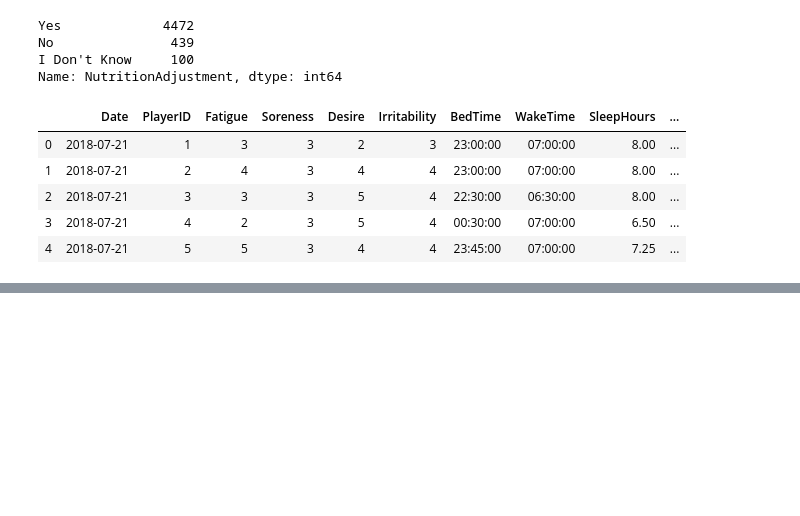
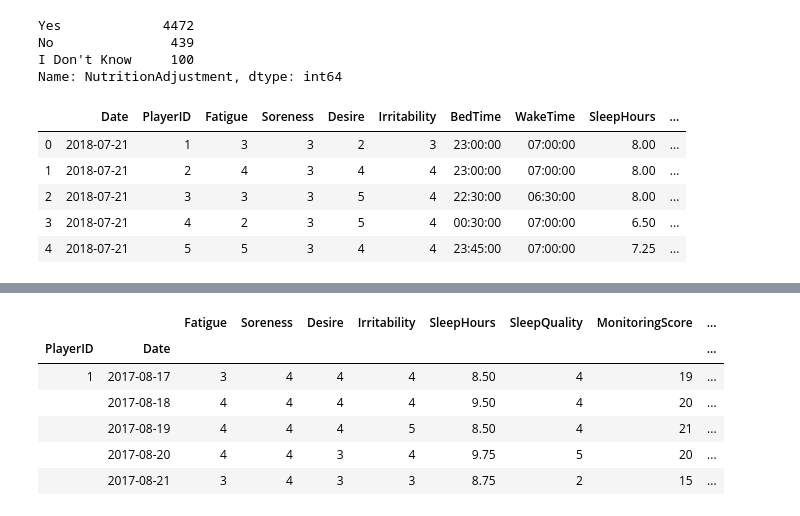
Before and after one commit to Sangha05/sta2453_project1, a Jupyter notebook: WellnessMeasure.ipynb, the cells around one changed output, grey strips where cells are left out. Drawn from its saved outputs; the diff is of its cells as text; code cells hidden in the pictures; blank space fills up the shorter version.

```diff
--- a/WellnessMeasure.ipynb
+++ b/WellnessMeasure.ipynb
@@ -109,0 +229,11 @@ dfWell.head()
+# %%
+dfWell = dfWell.set_index(['PlayerID','Date']).sort_index()
+dfWell.head()
+# %% [output]
+|  |  | Fatigue | Soreness | Desire | Irritability | SleepHours | SleepQuality | MonitoringScore | ... |
+| PlayerID | Date |  |  |  |  |  |  |  | ... |
+| 1 | 2017-08-17 | 3 | 4 | 4 | 4 | 8.50 | 4 | 19 | ... |
+|  | 2017-08-18 | 4 | 4 | 4 | 4 | 9.50 | 4 | 20 | ... |
+|  | 2017-08-19 | 4 | 4 | 4 | 5 | 8.50 | 4 | 21 | ... |
+|  | 2017-08-20 | 4 | 4 | 3 | 4 | 9.75 | 5 | 20 | ... |
+|  | 2017-08-21 | 3 | 4 | 3 | 3 | 8.75 | 2 | 15 | ... |
```
Also changed, not shown: parts of 11 cells of this notebook.
